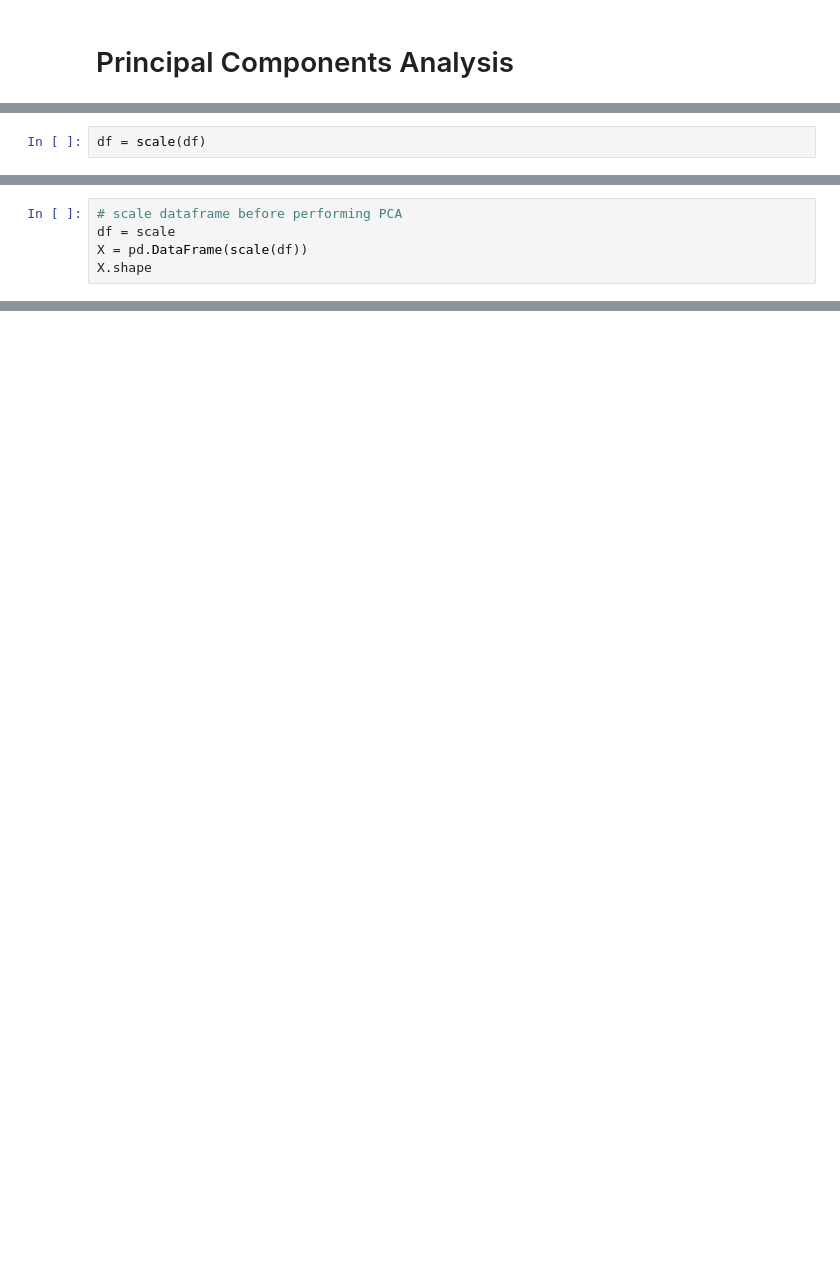
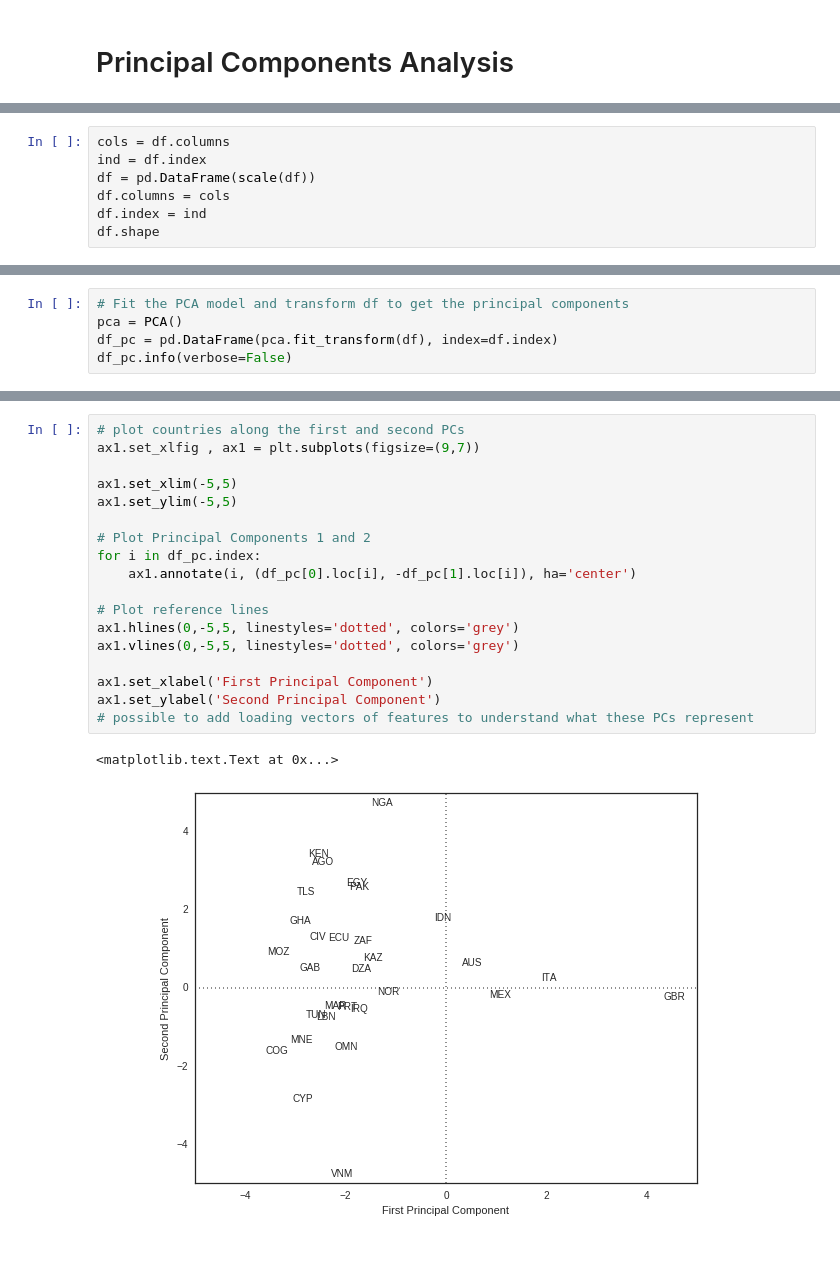
Before and after one commit to WolfLo/clustering-economies, a Jupyter notebook: preprocessing.ipynb, the cells around one changed output, grey strips where cells are left out. Saved outputs shown, nothing was run; the diff lists cells and outputs as text; blank space fills up the shorter version.

```diff
--- a/preprocessing.ipynb
+++ b/preprocessing.ipynb
@@ -164,2 +175,0 @@ memory usage: 20.5+ KB
-# %%
-df = scale(df)
@@ -168,5 +175,0 @@ ValueError: Input contains NaN, infinity or a value too large for dtype('float64
-# %%
-# scale dataframe before performing PCA
-df = scale
-X = pd.DataFrame(scale(df))
-X.shape
@@ -174,0 +176,7 @@ ValueError: could not convert string to float: 'ZAF'
+# %%
+cols = df.columns
+ind = df.index
+df = pd.DataFrame(scale(df))
+df.columns = cols
+df.index = ind
+df.shape
@@ -174,0 +185,5 @@ ValueError: could not convert string to float: 'ZAF'
+# %%
+# Fit the PCA model and transform df to get the principal components
+pca = PCA()
+df_pc = pd.DataFrame(pca.fit_transform(df), index=df.index)
+df_pc.info(verbose=False)
@@ -174,0 +196,21 @@ ValueError: could not convert string to float: 'ZAF'
+# %%
+# plot countries along the first and second PCs
+ax1.set_xlfig , ax1 = plt.subplots(figsize=(9,7))
+
+ax1.set_xlim(-5,5)
+ax1.set_ylim(-5,5)
+
+# Plot Principal Components 1 and 2
+for i in df_pc.index:
+    ax1.annotate(i, (df_pc[0].loc[i], -df_pc[1].loc[i]), ha='center')
+
+# Plot reference lines
+ax1.hlines(0,-5,5, linestyles='dotted', colors='grey')
+ax1.vlines(0,-5,5, linestyles='dotted', colors='grey')
+
+ax1.set_xlabel('First Principal Component')
+ax1.set_ylabel('Second Principal Component')
+# possible to add loading vectors of features to understand what these PCs represent
+# %% [output]
+<matplotlib.text.Text at 0x...>
+[figure, added]
```
Also changed, not shown: parts of 11 cells of this notebook.
